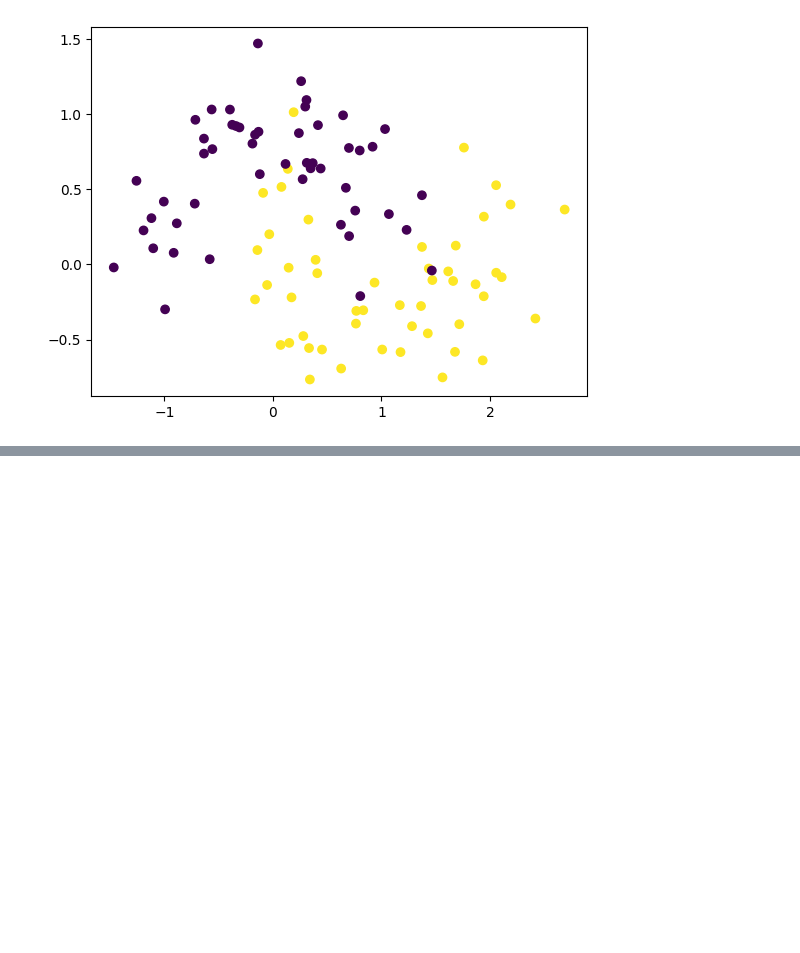
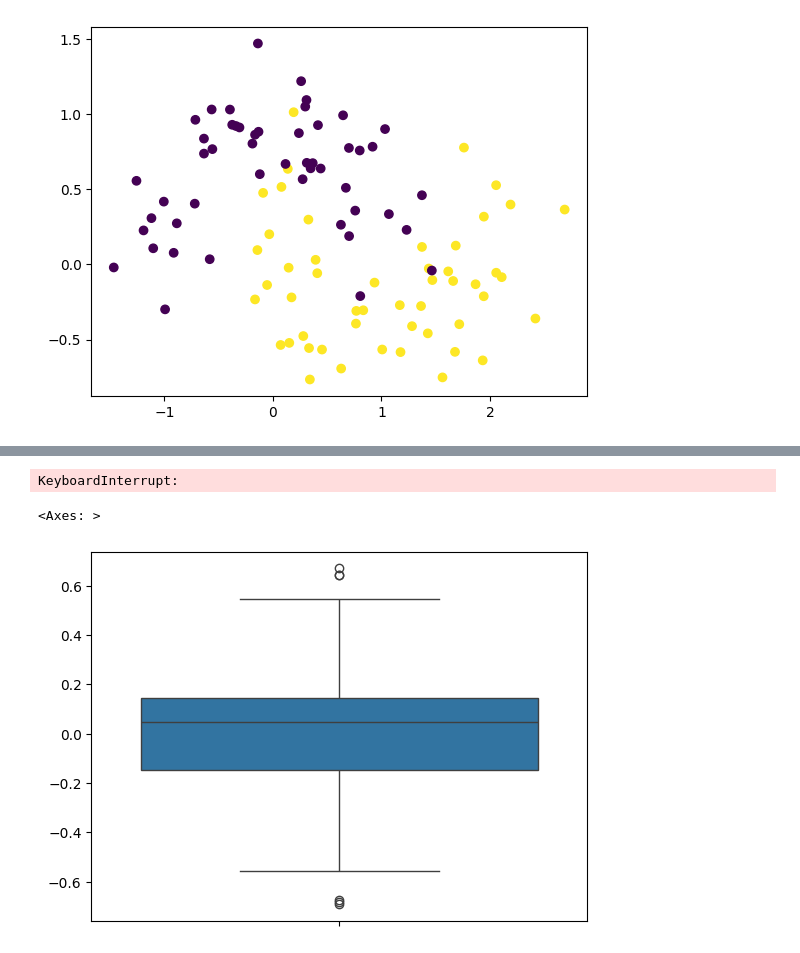
Before and after one commit to Aaaaddddyyyyyyyy/Deep-Learning, a Jupyter notebook: Regularisation.ipynb, the cells around one changed output, grey strips where cells are left out. Cells and saved outputs as stored; diff of their text form; code cells hidden in the pictures; blank space fills up the shorter version.

Commit message:
Learning regularisation

```diff
--- a/Regularisation.ipynb
+++ b/Regularisation.ipynb
@@ -22,0 +76,7 @@ plt.show()
+# %%
+## setting up the learning rate
+adam= Adam(learning_rate=0.01)
+model1.compile(loss='binary_crossentropy',optimizer='Adam',metrics=['accuracy'])
+history1=model1.fit(X,y,epochs=2000,validation_split=0.2, verbose=0)
+# %% [output]
+KeyboardInterrupt:
@@ -22,0 +88,8 @@ plt.show()
+# %%
+model1_weight_layer1 = model1.get_weights()[0].reshape(256)
+model2_weight_layer1 = model2.get_weights()[0].reshape(256)
+# %%
+sns.boxplot(model1_weight_layer1)
+# %% [output]
+<Axes: >
+[figure, added]
```
Also changed, not shown: parts of 4 cells of this notebook.
